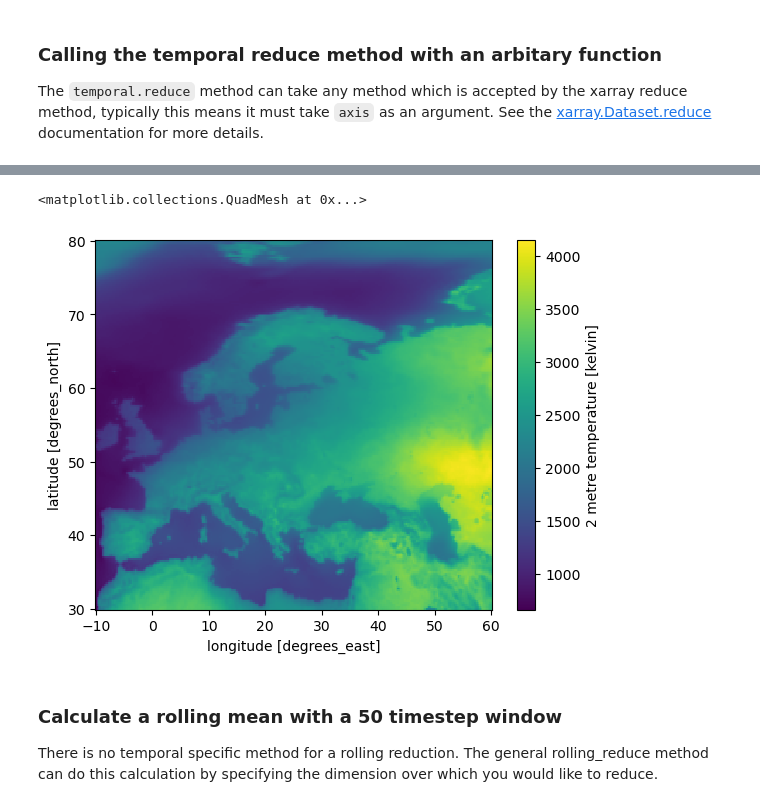
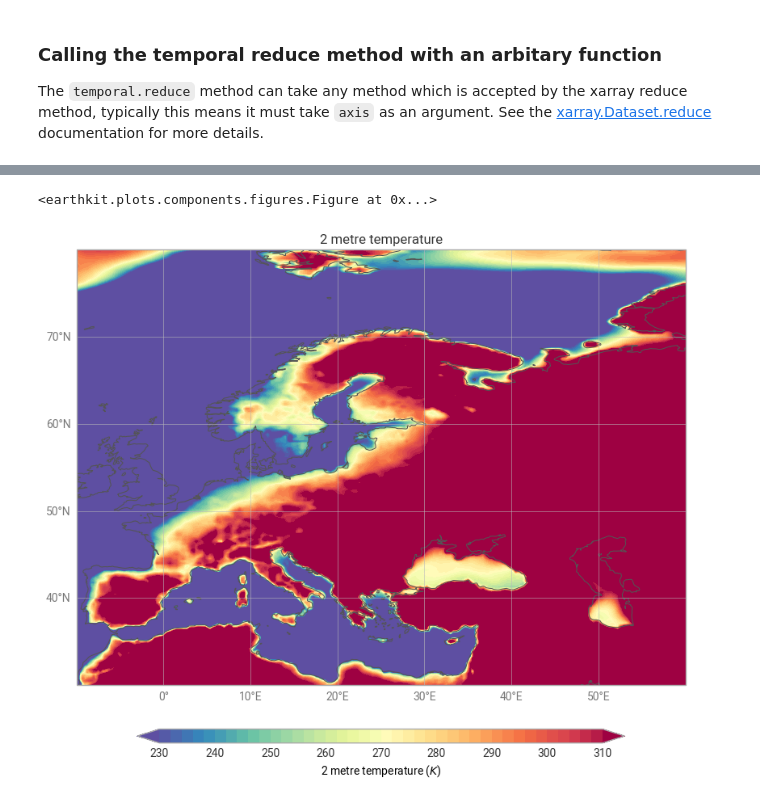
Before and after one commit to ecmwf/earthkit-transforms, a Jupyter notebook: docs/notebooks/temporal/01-era5-general-methods.ipynb, the cells around one changed output, grey strips where cells are left out. Saved outputs shown, nothing was run; the diff lists cells and outputs as text; code cells hidden in the pictures.

```diff
--- a/docs/notebooks/temporal/01-era5-general-methods.ipynb
+++ b/docs/notebooks/temporal/01-era5-general-methods.ipynb
@@ -99,7 +99,9 @@ import numpy as np
 
 
 def my_method(array, axis=None, **kwargs):
-    return np.mean(array, axis=axis, **kwargs) * np.std(array, axis=axis, **kwargs)
+    _data = np.mean(array, axis=axis, **kwargs) * np.std(array, axis=axis, **kwargs)
+    _normalised = _data * (np.mean(array) / np.mean(_data))
+    return _normalised
 
 
 era5_t_my_method = ekt.temporal.reduce(era5_xr, how=my_method, how_label="random")
@@ -117,11 +119,7 @@ Attributes:
     institution:  ECMWF
 # %%
 # A simple matplotlib plot to view the data:
-era5_t_my_method.t2m_random.plot()
+ekp.quickplot(era5_t_my_method)
 # %% [output]
-<matplotlib.collections.QuadMesh at 0x...>
+<earthkit.plots.components.figures.Figure at 0x...>
-[figure, old version]
+[figure, new version]
-# %% [markdown]
-### Calculate a rolling mean with a 50 timestep window
-
-There is no temporal specific method for a rolling reduction. The general rolling_reduce method can do this calculation by specifying the dimension over which you would like to reduce.
```
Also changed, not shown: parts of 5 cells of this notebook, 3 other files.
